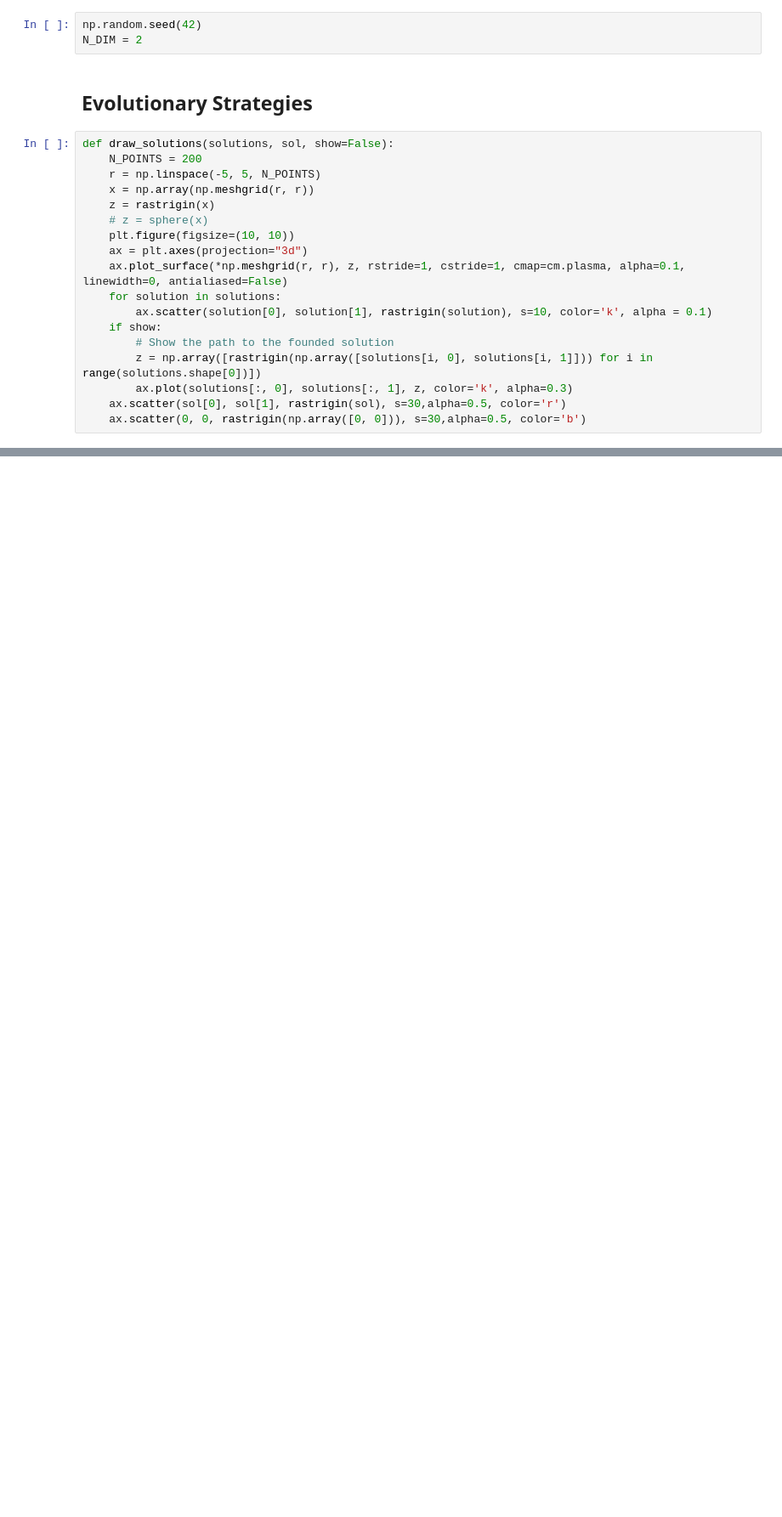
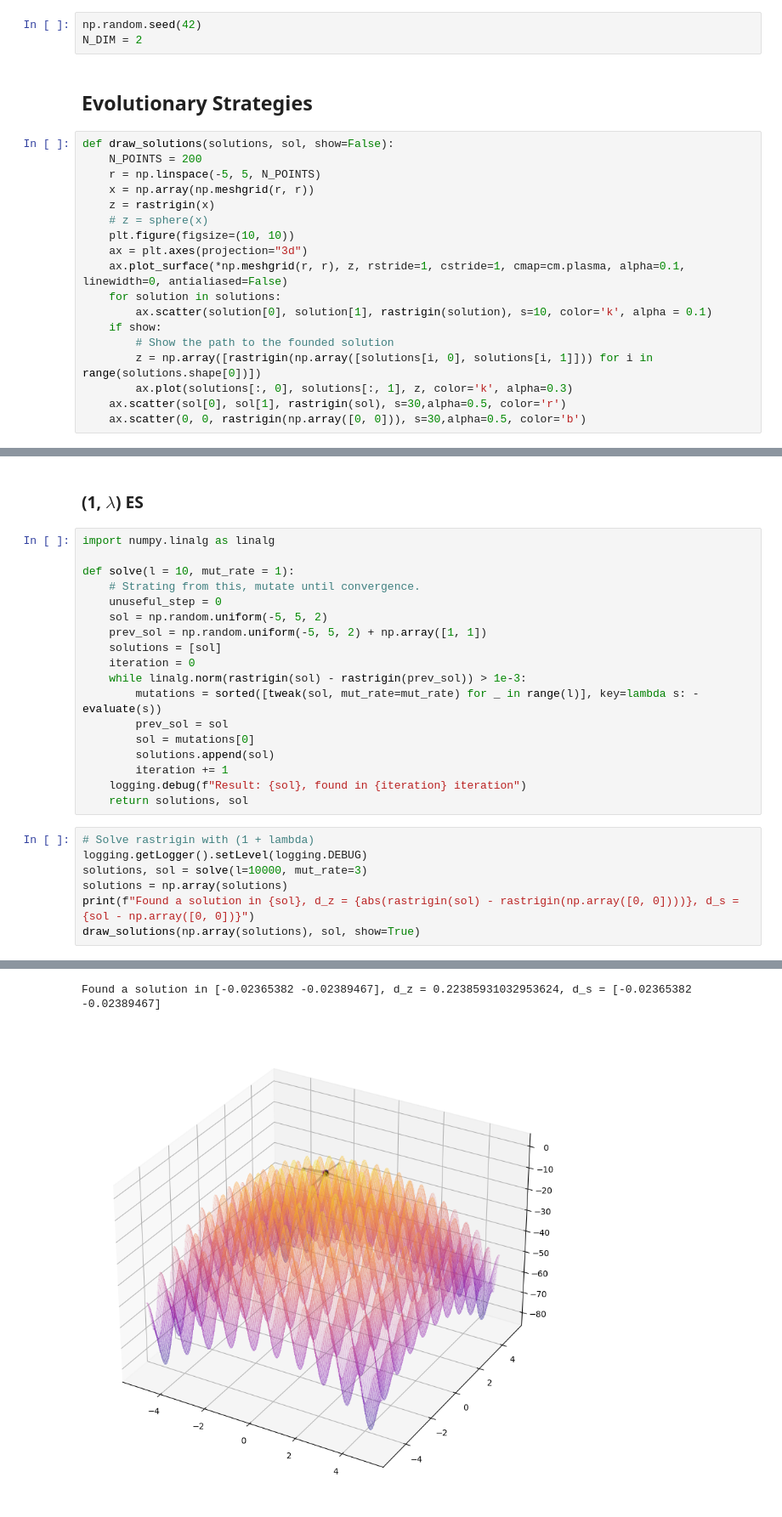
Before and after one commit to gabbiurlaro/computational-intelligence-22-23, a Jupyter notebook: playground/rastrigin.ipynb, the cells around one changed output, grey strips where cells are left out. Shown at 85% size. Cells and saved outputs as stored; diff of their text form; blank space fills up the shorter version.

```diff
--- a/playground/rastrigin.ipynb
+++ b/playground/rastrigin.ipynb
@@ -107,0 +128,28 @@ Found a solution in [ 0.00532953 -0.01180966], d_z = 0.033291322442558544, d_s =
+# %% [markdown]
+### (1, $\lambda$) ES
+# %%
+import numpy.linalg as linalg
+
+def solve(l = 10, mut_rate = 1):
+    # Strating from this, mutate until convergence.
+    unuseful_step = 0
+    sol = np.random.uniform(-5, 5, 2)
+    prev_sol = np.random.uniform(-5, 5, 2) + np.array([1, 1])
+    solutions = [sol]
+    iteration = 0
+    while linalg.norm(rastrigin(sol) - rastrigin(prev_sol)) > 1e-3:
+        mutations = sorted([tweak(sol, mut_rate=mut_rate) for _ in range(l)], key=lambda s: -evaluate(s))
+        prev_sol = sol
+        sol = mutations[0]
+        solutions.append(sol)
+        iteration += 1
+    logging.debug(f"Result: {sol}, found in {iteration} iteration")
+    return solutions, sol
+# %%
+# Solve rastrigin with (1 + lambda)
+logging.getLogger().setLevel(logging.DEBUG)
+solutions, sol = solve(l=10000, mut_rate=3)
+solutions = np.array(solutions)
+print(f"Found a solution in {sol}, d_z = {abs(rastrigin(sol) - rastrigin(np.array([0, 0])))}, d_s = {sol - np.array([0, 0])}")
+draw_solutions(np.array(solutions), sol, show=True)
+# %% [output]
@@ -107,0 +157,2 @@ Found a solution in [ 0.00532953 -0.01180966], d_z = 0.033291322442558544, d_s =
+Found a solution in [-0.02365382 -0.02389467], d_z = 0.22385931032953624, d_s = [-0.02365382 -0.02389467]
+[figure, added]
```
Also changed, not shown: parts of 7 cells of this notebook.
